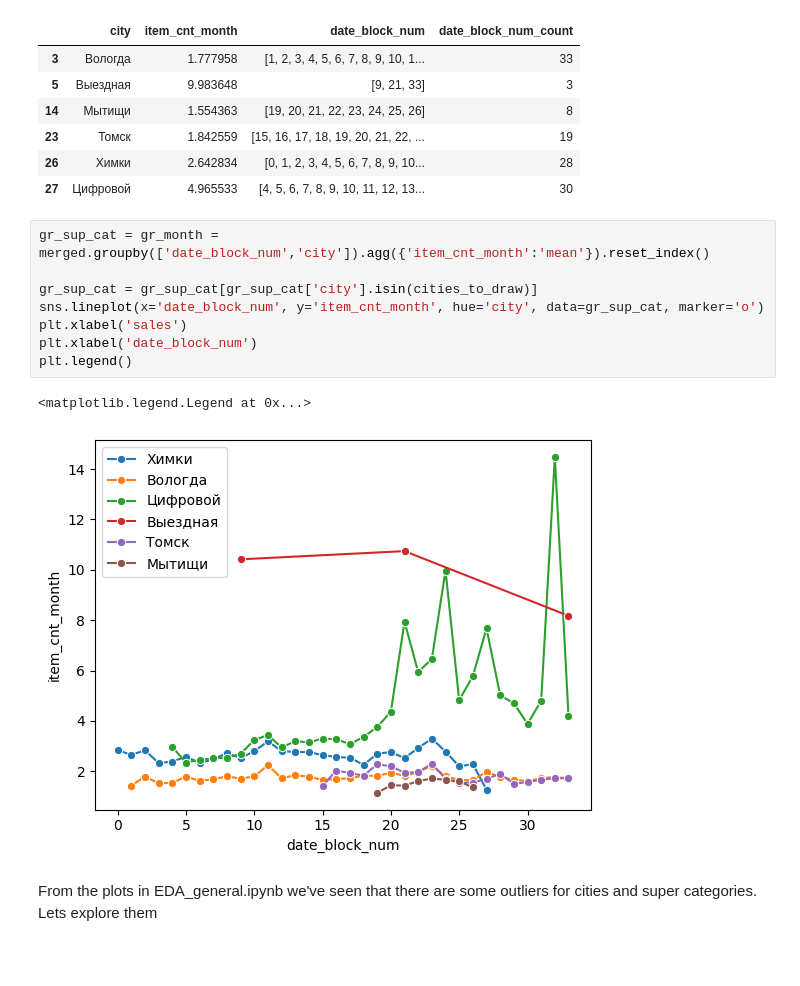
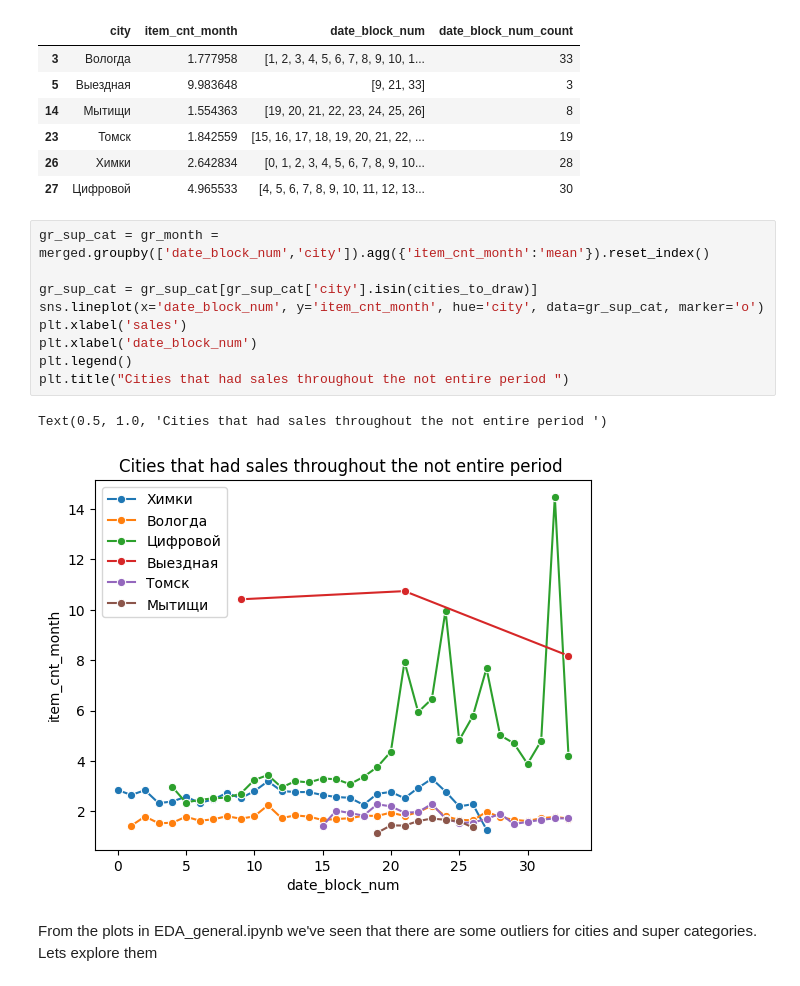
Before and after one commit to valera2444/FutureSalesPrediction, a Jupyter notebook: EDA/EDA_anomlies.ipynb, the cells around one changed output. Cells and saved outputs as stored; diff of their text form; blank space fills up the shorter version.

Commit message:
DS-1.2 EDA Changes: - Visual

```diff
--- a/EDA/EDA_anomlies.ipynb
+++ b/EDA/EDA_anomlies.ipynb
@@ -89,14 +90,15 @@ gr_sup_cat[gr_sup_cat.date_block_num_count < 34]
 # %%
 gr_sup_cat = gr_month = merged.groupby(['date_block_num','city']).agg({'item_cnt_month':'mean'}).reset_index()
 
 gr_sup_cat = gr_sup_cat[gr_sup_cat['city'].isin(cities_to_draw)]
 sns.lineplot(x='date_block_num', y='item_cnt_month', hue='city', data=gr_sup_cat, marker='o')
 plt.xlabel('sales')
 plt.xlabel('date_block_num')
 plt.legend()
+plt.title("Cities that had sales throughout the not entire period ")
 # %% [output]
-<matplotlib.legend.Legend at 0x...>
+Text(0.5, 1.0, 'Cities that had sales throughout the not entire period ')
-[figure, old version]
+[figure, new version]
 # %% [markdown]
 From the plots in EDA_general.ipynb we've seen that there are some outliers for cities and super categories. Lets explore them
 # %%
```
Also changed, not shown: parts of 4 cells of this notebook, 2 other files.
